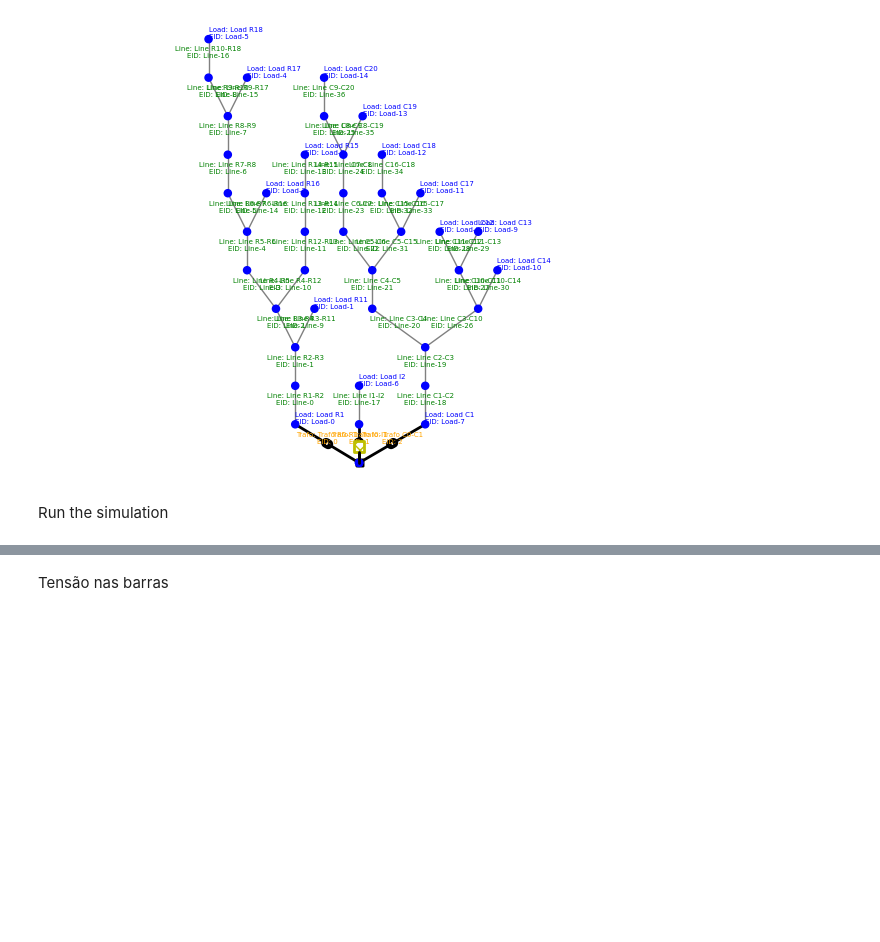
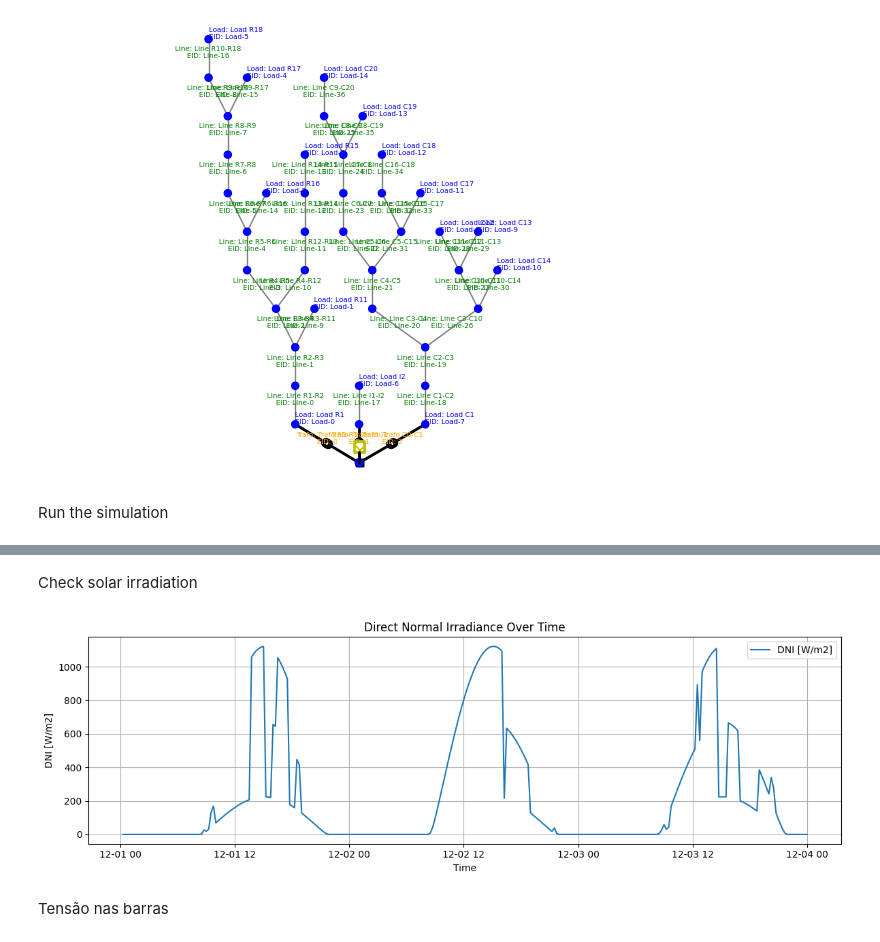
Before and after one commit to glmoritz/pandapower_tests, a Jupyter notebook: duilio_scenario.ipynb, the cells around one changed output, grey strips where cells are left out. Saved outputs shown, nothing was run; the diff lists cells and outputs as text; code cells hidden in the pictures; blank space fills up the shorter version.

Commit message:
First Version for Irradiation Model

```diff
--- a/duilio_scenario.ipynb
+++ b/duilio_scenario.ipynb
@@ -239,3 +330,24 @@ world.run(until=END)
+# %% [markdown]
+Check solar irradiation
+# %%
+# Plot the solar irradiation as a function of time
+df = pd.read_csv('results.csv', parse_dates=['date'], index_col='date')
+
+dni_col = 'SolarIrradiation-0.SolarIrradiation_0-DNI[W/m2]'
+if dni_col in df.columns:
+    plt.figure(figsize=(12, 4))
+    plt.plot(df.index, df[dni_col], label='DNI [W/m2]')
+    plt.xlabel('Time')
+    plt.ylabel('DNI [W/m2]')
+    plt.title('Direct Normal Irradiance Over Time')
+    plt.grid(True)
+    plt.legend()
+    plt.tight_layout()
+    plt.show()
+else:
+    print(f"Column '{dni_col}' not found in results.csv")
+# %% [output]
+[figure, added]
 # %% [markdown]
 Tensão nas barras
 # %%
```
Also changed, not shown: parts of 8 cells of this notebook, 3 other files.
